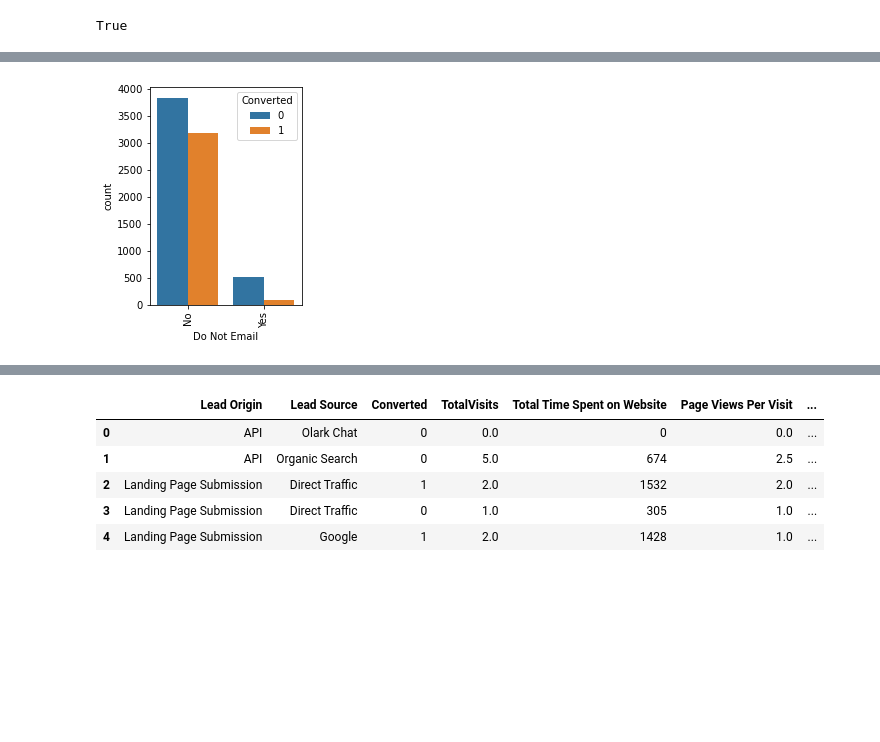
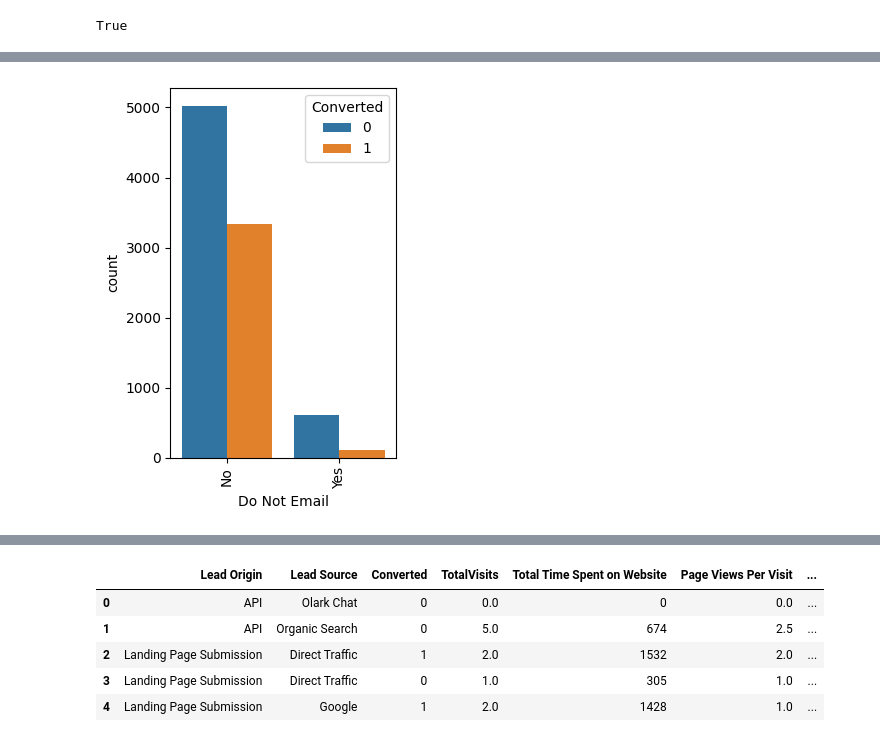
Before and after one commit to kapeesh-kaul/lead-scoring, a Jupyter notebook: Lead Score Case Study.ipynb, the cells around one changed output, grey strips where cells are left out. Saved outputs shown, nothing was run; the diff lists cells and outputs as text; code cells hidden in the pictures; blank space fills up the shorter version.

Commit message:
Dealt with 'select' entries as per specs

```diff
--- a/Lead Score Case Study.ipynb
+++ b/Lead Score Case Study.ipynb
@@ -220,8 +212,3 @@ Name: City, dtype: int64
-# %%
-#There are 7820 non-null values in which 2249 are Select
-# which means customer has not selected,that is more than 36% of over all values are of no use
-# Hence Dropping the City column
-my_leads.drop(['City'], axis = 1, inplace = True)
 # %%
 # lets check the % Null again
 round(100*(my_leads.isnull().sum()/len(my_leads.index)), 2)
@@ -257,6 +233,3 @@ Name: Lead Profile, dtype: int64
-# %%
-# Dropping the column Lead profile as apart from null values there are 4146 select which are of no use
-my_leads.drop(['Lead Profile'], axis = 1, inplace = True)
 # %%
 # Now lets check the Column What matters most to you in choosing a course which also  has 29.32% null values
 my_leads['What matters most to you in choosing a course'].value_counts()
@@ -321,3 +278,0 @@ Name: How did you hear about X Education, dtype: int64
-# %%
-#Dropping the coulumn How did you hear about X Education as apart from 23.89% of null values 5043 are Select which are of no use
-my_leads.drop(['How did you hear about X Education'], axis = 1, inplace = True)
@@ -356,3 +278,0 @@ plt.show()
-# %%
-#Dropping the null values from Specialization
-my_leads = my_leads[~pd.isnull(my_leads['Specialization'])]
@@ -569,11 +469,11 @@ Name: Do Not Email, dtype: int64
 # %%
 #visualizing count of Variable based on Converted value
 ax2=plt.subplot(1, 2, 2)
-ax2=sns.countplot(my_leads['Do Not Email'], hue=my_leads.Converted)
+ax2=sns.countplot(x = my_leads['Do Not Email'], hue=my_leads.Converted)
 ax2.set_xticklabels(ax2.get_xticklabels(),rotation=90)
 plt.show()
 # %% [output]
-[figure, old version]
+[figure, new version]
 # %%
 # checking counts for Do Not Email
 my_leads['Do Not Call'].value_counts()
```
Also changed, not shown: parts of 69 cells of this notebook.
